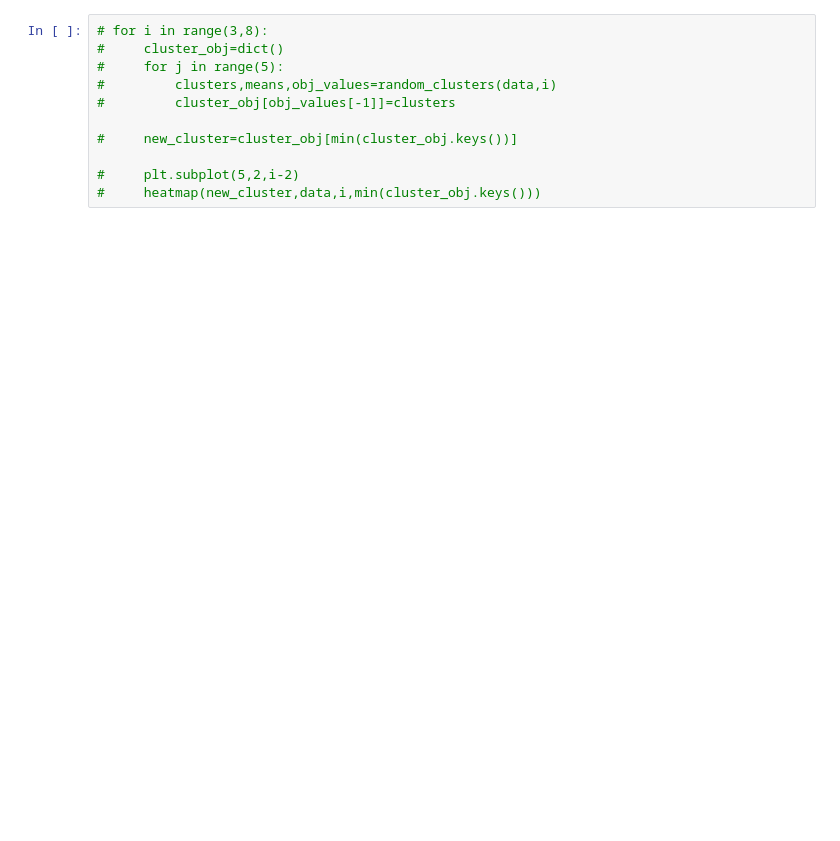
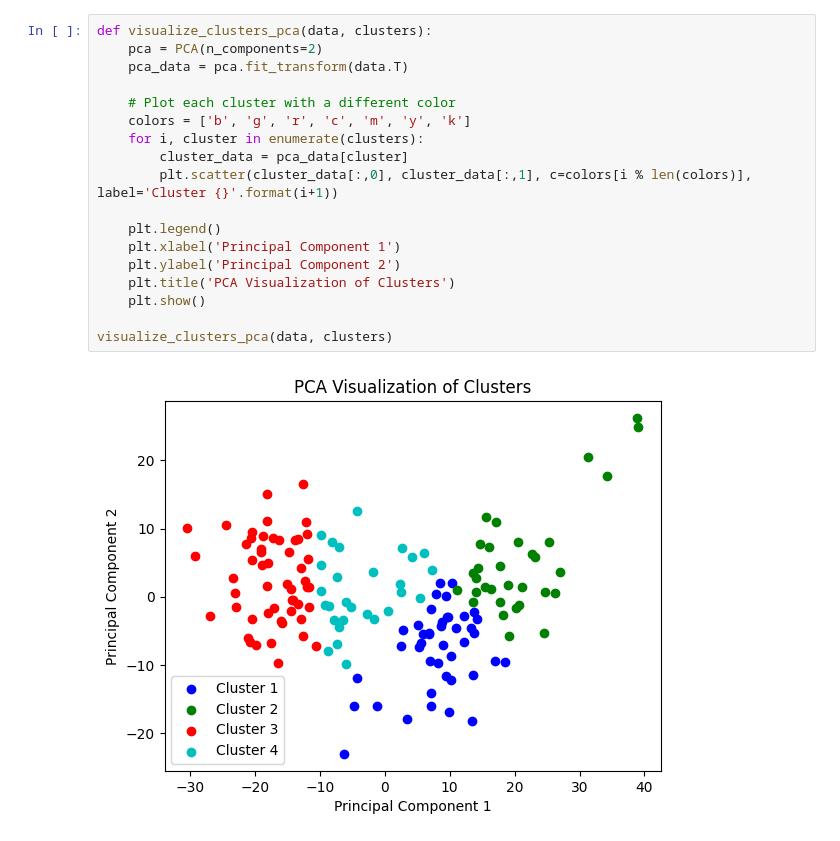
Before and after one commit to vratins/AsthmaClustering, a Jupyter notebook: kmeans_nb.ipynb, the cells around one changed output. Saved outputs shown, nothing was run; the diff lists cells and outputs as text; blank space fills up the shorter version.

```diff
--- a/kmeans_nb.ipynb
+++ b/kmeans_nb.ipynb
@@ -108,11 +100,20 @@ plt.show()
-# %%
-# for i in range(3,8):
-#     cluster_obj=dict()
-#     for j in range(5):
-#         clusters,means,obj_values=random_clusters(data,i)
-#         cluster_obj[obj_values[-1]]=clusters
-
-#     new_cluster=cluster_obj[min(cluster_obj.keys())]
-
-#     plt.subplot(5,2,i-2)
-#     heatmap(new_cluster,data,i,min(cluster_obj.keys()))
+# %%
+def visualize_clusters_pca(data, clusters):
+    pca = PCA(n_components=2)
+    pca_data = pca.fit_transform(data.T)
+
+    # Plot each cluster with a different color
+    colors = ['b', 'g', 'r', 'c', 'm', 'y', 'k']
+    for i, cluster in enumerate(clusters):
+        cluster_data = pca_data[cluster]
+        plt.scatter(cluster_data[:,0], cluster_data[:,1], c=colors[i % len(colors)], label='Cluster {}'.format(i+1))
+
+    plt.legend()
+    plt.xlabel('Principal Component 1')
+    plt.ylabel('Principal Component 2')
+    plt.title('PCA Visualization of Clusters')
+    plt.show()
+
+visualize_clusters_pca(data, clusters)
+# %% [output]
+[figure, added]
```
Also changed, not shown: parts of 9 cells of this notebook, 1 other file.
